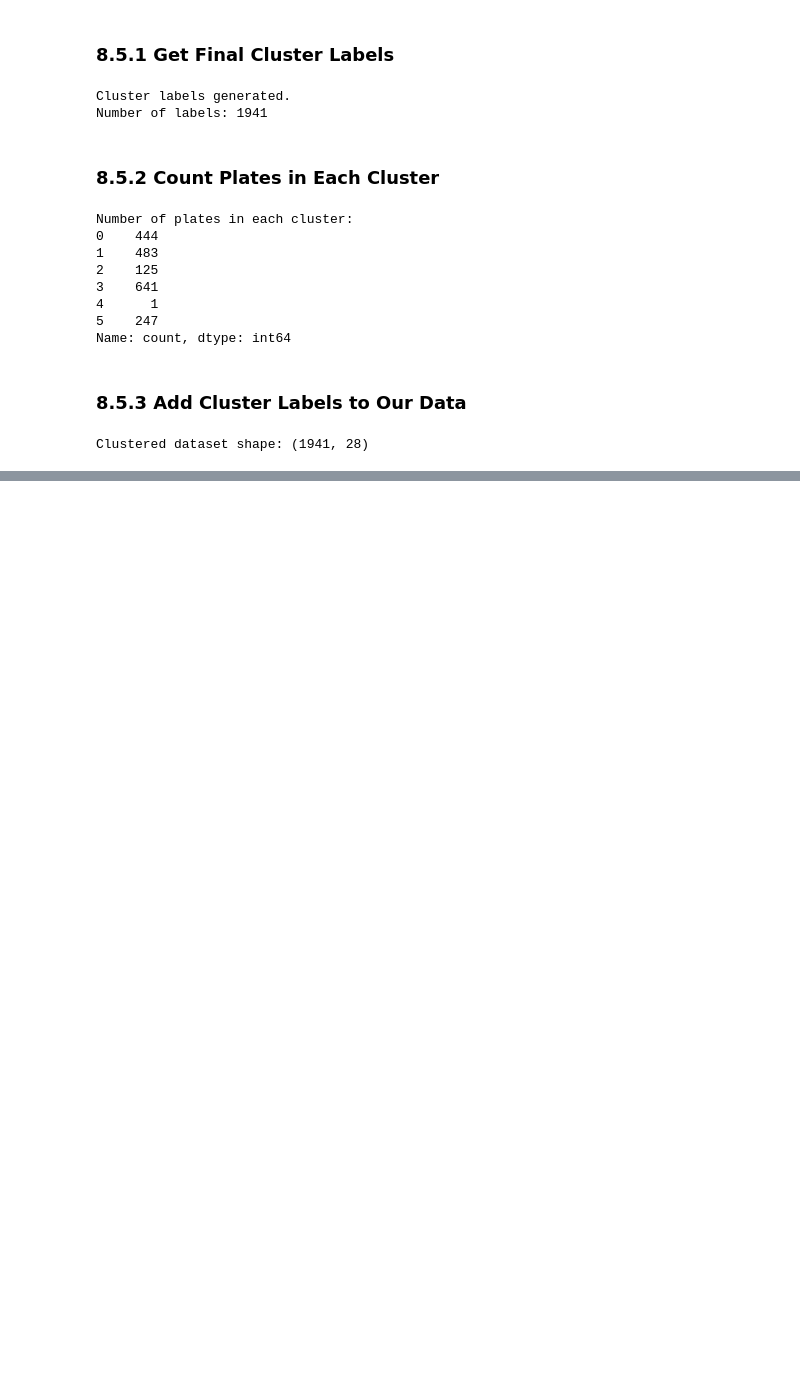
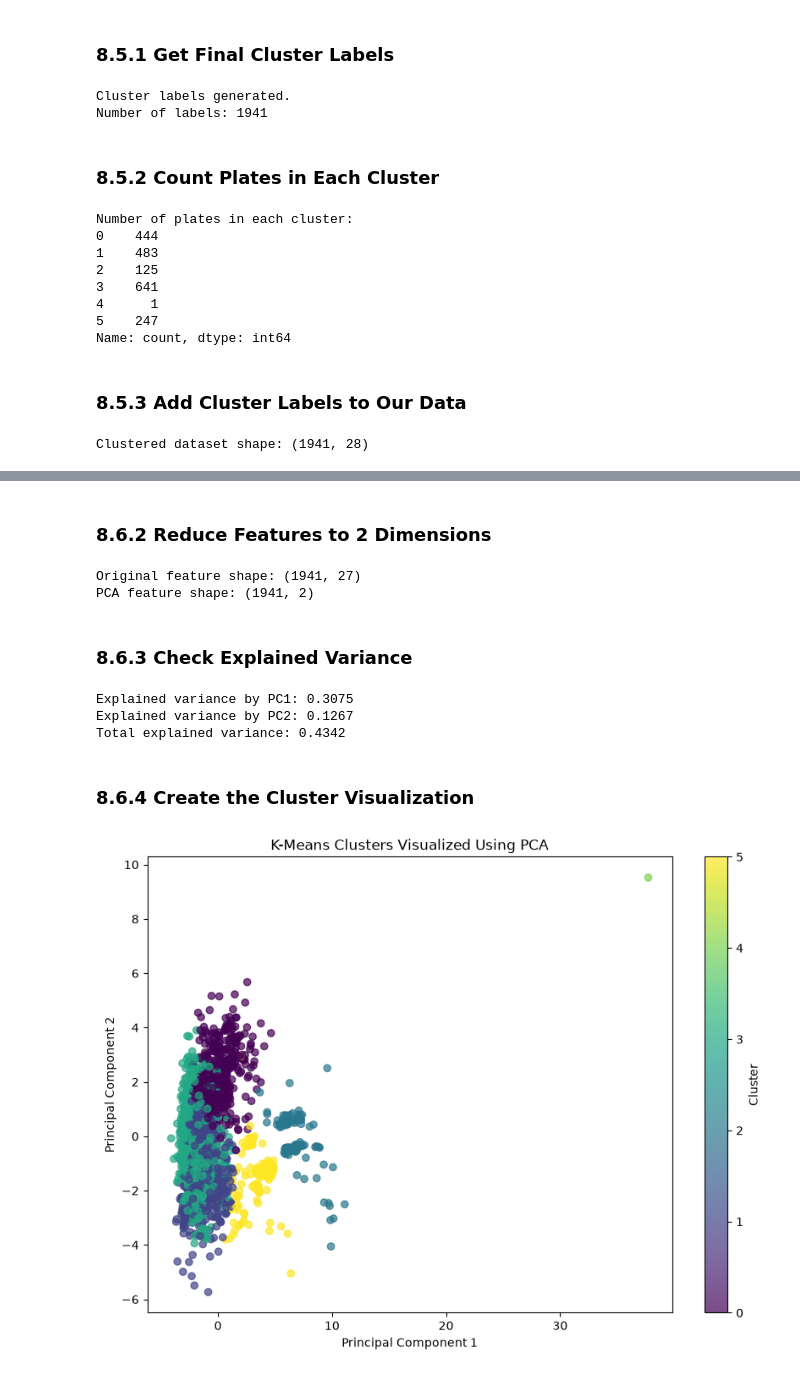
Before and after one commit to fardinfaruqi/steel-plate-quality-control, a Jupyter notebook: notebooks/steel_plate_quality_control.ipynb, the cells around one changed output, grey strips where cells are left out. Saved outputs shown, nothing was run; the diff lists cells and outputs as text; code cells hidden in the pictures; blank space fills up the shorter version.

Commit message:
feat: visualize and interpret k-means clusters

```diff
--- a/notebooks/steel_plate_quality_control.ipynb
+++ b/notebooks/steel_plate_quality_control.ipynb
@@ -1828,0 +1837,61 @@ Clustered dataset shape: (1941, 28)
+# %% [markdown]
+### 8.6.2 Reduce Features to 2 Dimensions
+# %%
+# Reduce the 27 features to 2 principal components
+
+pca = PCA(
+    n_components=2,
+    random_state=42
+)
+
+X_pca = pca.fit_transform(X_cluster_scaled)
+
+print("Original feature shape:", X_cluster_scaled.shape)
+print("PCA feature shape:", X_pca.shape)
+# %% [output]
+Original feature shape: (1941, 27)
+PCA feature shape: (1941, 2)
+# %% [markdown]
+### 8.6.3 Check Explained Variance
+# %%
+# Explained variance of the two principal components
+
+explained_variance = pca.explained_variance_ratio_
+
+print("Explained variance by PC1:", round(explained_variance[0], 4))
+print("Explained variance by PC2:", round(explained_variance[1], 4))
+print(
+    "Total explained variance:",
+    round(explained_variance.sum(), 4)
+)
+# %% [output]
+Explained variance by PC1: 0.3075
+Explained variance by PC2: 0.1267
+Total explained variance: 0.4342
+# %% [markdown]
+### 8.6.4 Create the Cluster Visualization
+# %%
+# Plot K-Means clusters using PCA
+
+plt.figure(figsize=(10, 7))
+
+scatter = plt.scatter(
+    X_pca[:, 0],
+    X_pca[:, 1],
+    c=final_cluster_labels,
+    cmap="viridis",
+    alpha=0.7
+)
+
+plt.title("K-Means Clusters Visualized Using PCA")
+plt.xlabel("Principal Component 1")
+plt.ylabel("Principal Component 2")
+
+plt.colorbar(
+    scatter,
+    label="Cluster"
+)
+
+plt.show()
+# %% [output]
+[figure, added]
```
Also changed, not shown: parts of 21 cells of this notebook, 1 other file.
